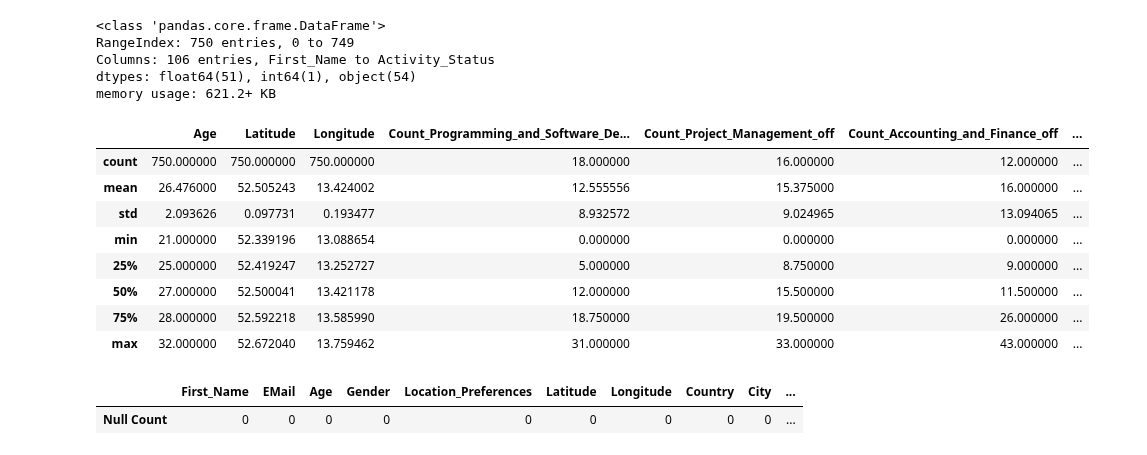
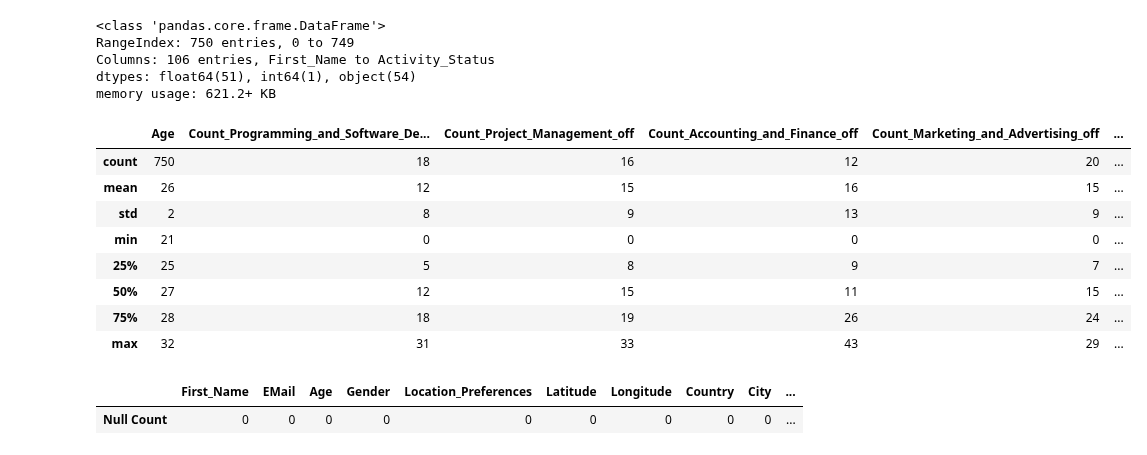
Before and after one commit to TechLabs-Berlin/ws24-skillswap, a Jupyter notebook: DS/notebooks/01_exploratory/Exploratory.data.analysis.ipynb, the cells around one changed output. Drawn from its saved outputs; the diff is of its cells as text; code cells hidden in the pictures.

```diff
--- a/DS/notebooks/01_exploratory/Exploratory.data.analysis.ipynb
+++ b/DS/notebooks/01_exploratory/Exploratory.data.analysis.ipynb
@@ -25,18 +27,20 @@ RangeIndex: 750 entries, 0 to 749
 Columns: 106 entries, First_Name to Activity_Status
 dtypes: float64(51), int64(1), object(54)
 memory usage: 621.2+ KB
-# %%
-df1.describe()
-# %% [output]
-|  | Age | Latitude | Longitude | Count_Programming_and_Software_De... | Count_Project_Management_off | Count_Accounting_and_Finance_off | ... |
-| count | 750.000000 | 750.000000 | 750.000000 | 18.000000 | 16.000000 | 12.000000 | ... |
-| mean | 26.476000 | 52.505243 | 13.424002 | 12.555556 | 15.375000 | 16.000000 | ... |
-| std | 2.093626 | 0.097731 | 0.193477 | 8.932572 | 9.024965 | 13.094065 | ... |
-| min | 21.000000 | 52.339196 | 13.088654 | 0.000000 | 0.000000 | 0.000000 | ... |
-| 25% | 25.000000 | 52.419247 | 13.252727 | 5.000000 | 8.750000 | 9.000000 | ... |
-| 50% | 27.000000 | 52.500041 | 13.421178 | 12.000000 | 15.500000 | 11.500000 | ... |
-| 75% | 28.000000 | 52.592218 | 13.585990 | 18.750000 | 19.500000 | 26.000000 | ... |
-| max | 32.000000 | 52.672040 | 13.759462 | 31.000000 | 33.000000 | 43.000000 | ... |
+# %%
+pd.set_option('display.float_format', lambda x: '%.0f' % x)
+df_describe = df1.drop(columns=['Latitude', 'Longitude'])
+df_describe.describe().astype(int)
+# %% [output]
+|  | Age | Count_Programming_and_Software_De... | Count_Project_Management_off | Count_Accounting_and_Finance_off | Count_Marketing_and_Advertising_off | ... |
+| count | 750 | 18 | 16 | 12 | 20 | ... |
+| mean | 26 | 12 | 15 | 16 | 15 | ... |
+| std | 2 | 8 | 9 | 13 | 9 | ... |
+| min | 21 | 0 | 0 | 0 | 0 | ... |
+| 25% | 25 | 5 | 8 | 9 | 7 | ... |
+| 50% | 27 | 12 | 15 | 11 | 15 | ... |
+| 75% | 28 | 18 | 19 | 26 | 24 | ... |
+| max | 32 | 31 | 33 | 43 | 29 | ... |
 # %%
 pd.set_option('display.max_rows', None)
 null_counts = df1.isnull().sum()
```
Also changed, not shown: parts of 7 cells of this notebook.
